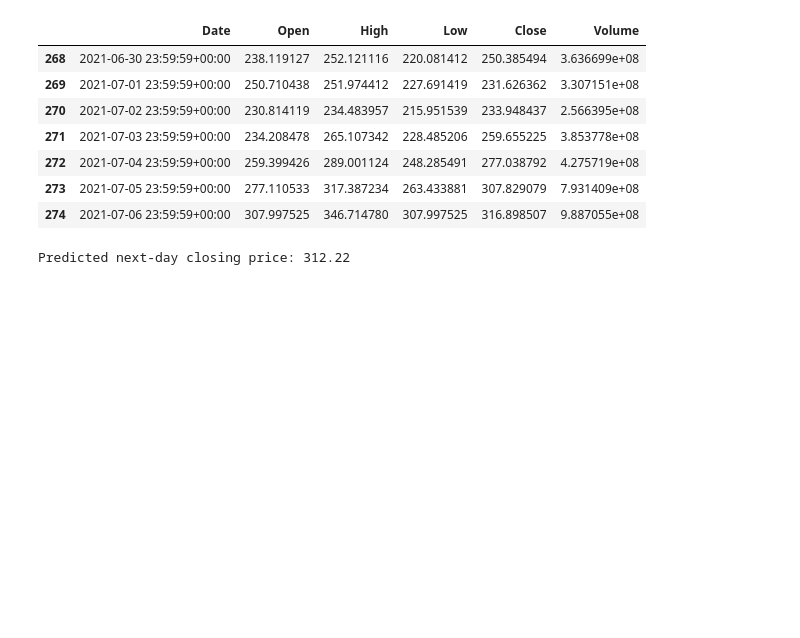
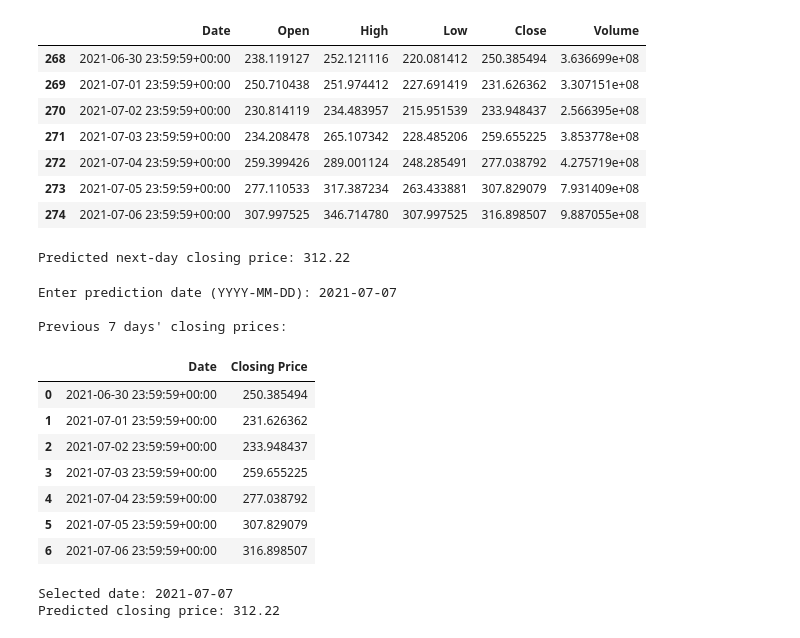
Before and after one commit to Arun-0807/Crypto_currency-prdeiction, a Jupyter notebook: Crypto_currency_Price_Prediction.ipynb, the cells around one changed output. Cells and saved outputs as stored; diff of their text form; code cells hidden in the pictures; blank space fills up the shorter version.

Commit message:
`Add date-based cryptocurrency price prediction with 7-day history`

```diff
--- a/Crypto_currency_Price_Prediction.ipynb
+++ b/Crypto_currency_Price_Prediction.ipynb
@@ -442,0 +514,20 @@ Predicted next-day closing price: 312.22
+# %%
+date_input = input(
+    "Enter prediction date (YYYY-MM-DD): "
+)
+
+predict_for_date(date_input)
+# %% [output]
+Enter prediction date (YYYY-MM-DD): 2021-07-07
+
+Previous 7 days' closing prices:
+|  | Date | Closing Price |
+| 0 | 2021-06-30 23:59:59+00:00 | 250.385494 |
+| 1 | 2021-07-01 23:59:59+00:00 | 231.626362 |
+| 2 | 2021-07-02 23:59:59+00:00 | 233.948437 |
+| 3 | 2021-07-03 23:59:59+00:00 | 259.655225 |
+| 4 | 2021-07-04 23:59:59+00:00 | 277.038792 |
+| 5 | 2021-07-05 23:59:59+00:00 | 307.829079 |
+| 6 | 2021-07-06 23:59:59+00:00 | 316.898507 |
+Selected date: 2021-07-07
+Predicted closing price: 312.22
```
Also changed, not shown: parts of 1 cell of this notebook.
